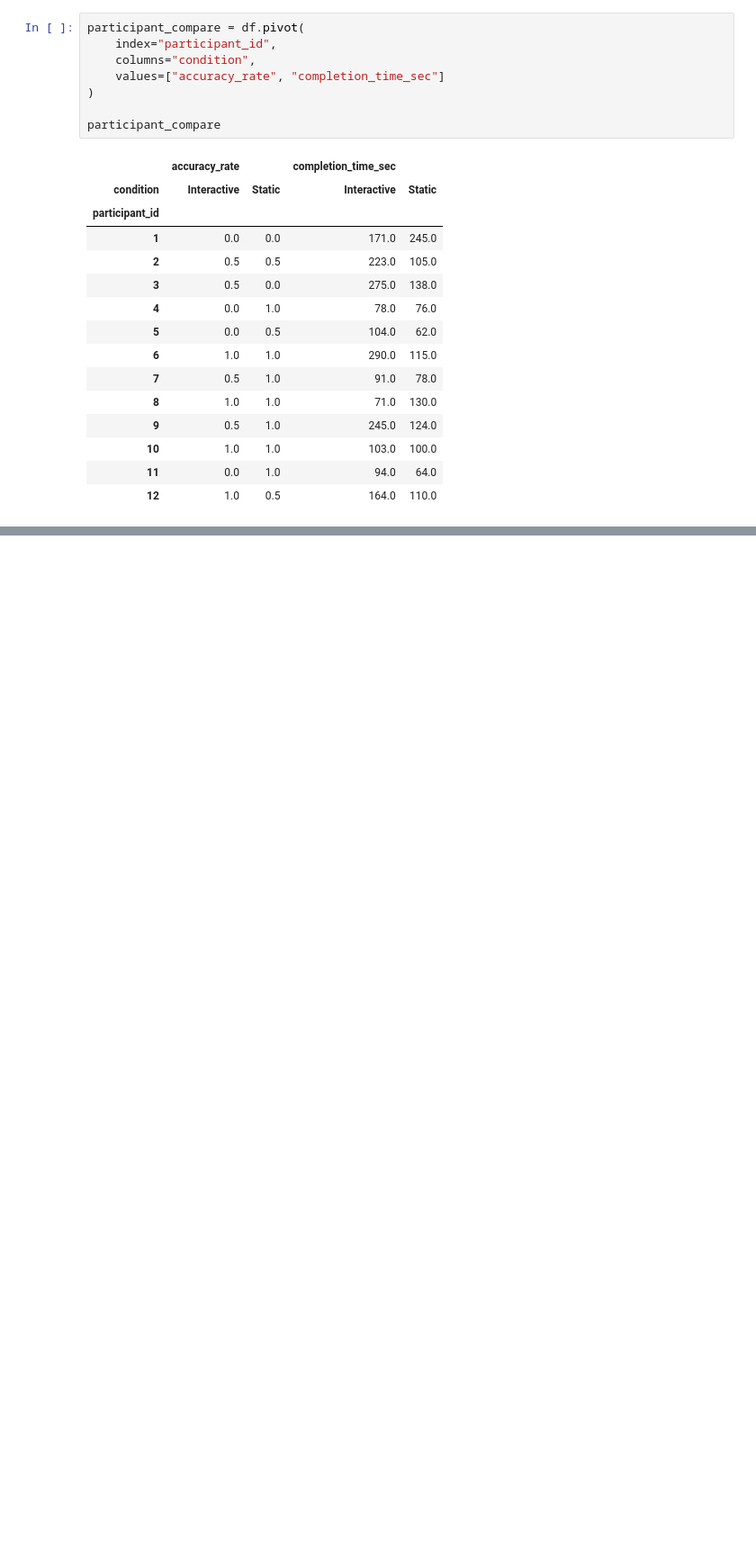
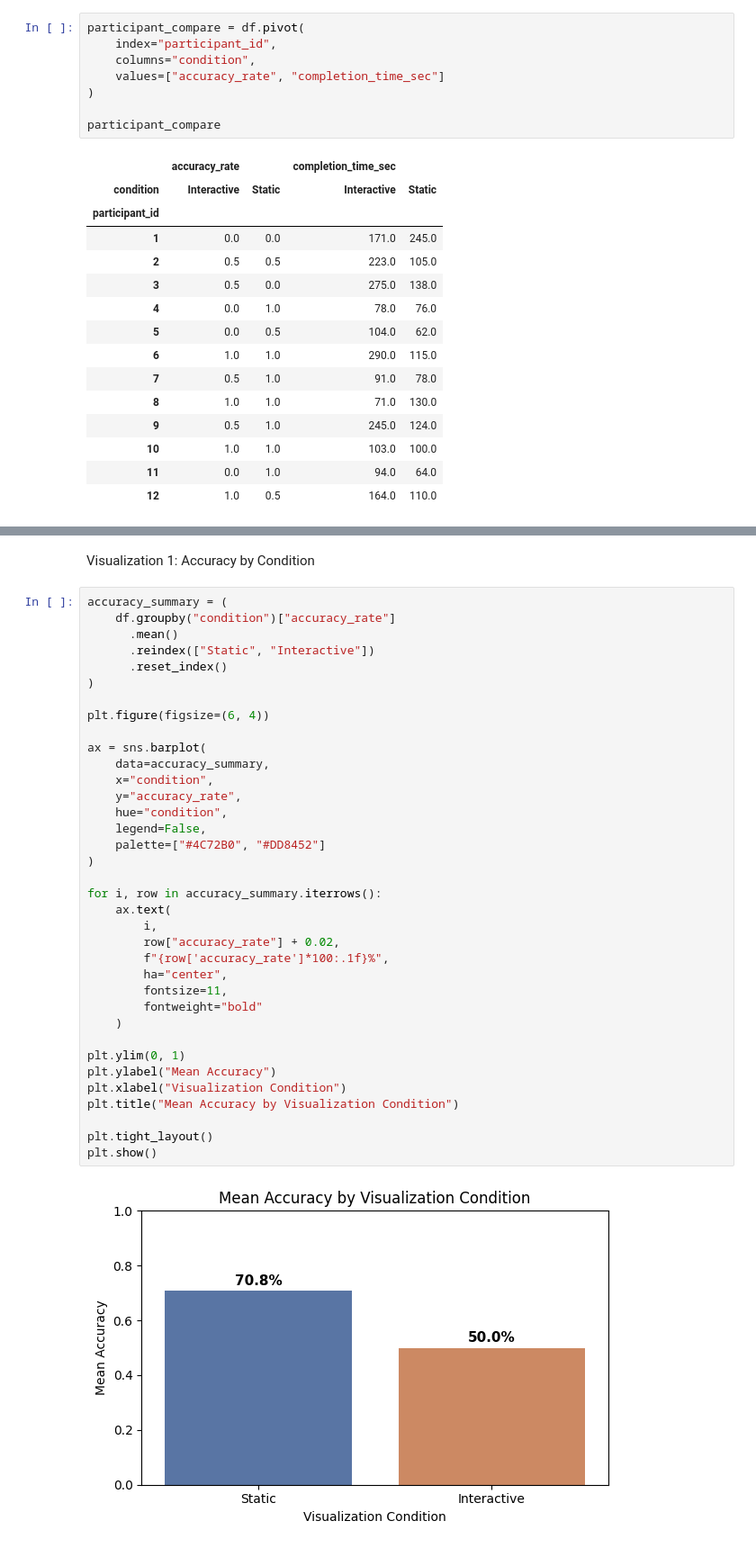
Before and after one commit to microwaves22/Ye-Ng-CS424, a Jupyter notebook: Notebooks/Quantitative_Vis_Analysis.ipynb, the cells around one changed output, grey strips where cells are left out. Shown at 90% size. Saved outputs shown, nothing was run; the diff lists cells and outputs as text; blank space fills up the shorter version.

Commit message:
four evaluation visualizations

```diff
--- a/Notebooks/Quantitative_Vis_Analysis.ipynb
+++ b/Notebooks/Quantitative_Vis_Analysis.ipynb
@@ -88,0 +136,40 @@ participant_compare
+# %% [markdown]
+Visualization 1: Accuracy by Condition
+# %%
+accuracy_summary = (
+    df.groupby("condition")["accuracy_rate"]
+      .mean()
+      .reindex(["Static", "Interactive"])
+      .reset_index()
+)
+
+plt.figure(figsize=(6, 4))
+
+ax = sns.barplot(
+    data=accuracy_summary,
+    x="condition",
+    y="accuracy_rate",
+    hue="condition",
+    legend=False,
+    palette=["#4C72B0", "#DD8452"]
+)
+
+for i, row in accuracy_summary.iterrows():
+    ax.text(
+        i,
+        row["accuracy_rate"] + 0.02,
+        f"{row['accuracy_rate']*100:.1f}%",
+        ha="center",
+        fontsize=11,
+        fontweight="bold"
+    )
+
+plt.ylim(0, 1)
+plt.ylabel("Mean Accuracy")
+plt.xlabel("Visualization Condition")
+plt.title("Mean Accuracy by Visualization Condition")
+
+plt.tight_layout()
+plt.show()
+# %% [output]
+[figure, added]
```
Also changed, not shown: parts of 14 cells of this notebook.
